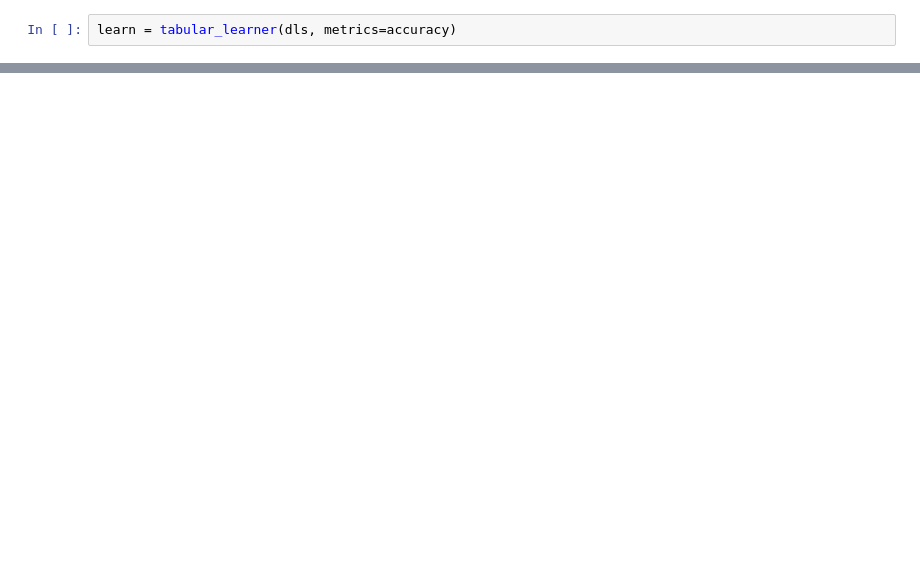
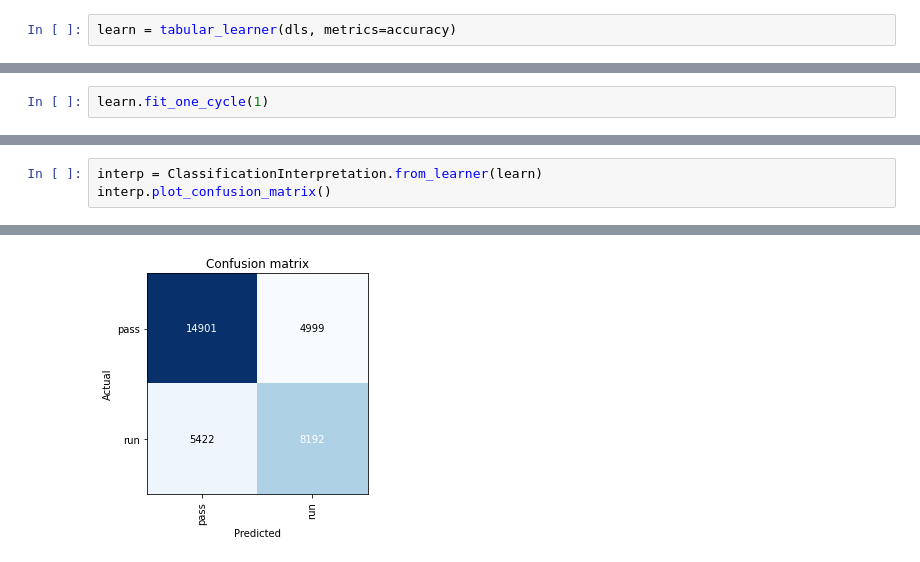
Before and after one commit to keeganheilman/fastbook, a Jupyter notebook: Lesson-1-personal_exercise.ipynb, the cells around one changed output, grey strips where cells are left out. Saved outputs shown, nothing was run; the diff lists cells and outputs as text; blank space fills up the shorter version.

```diff
--- a/Lesson-1-personal_exercise.ipynb
+++ b/Lesson-1-personal_exercise.ipynb
@@ -141,0 +131,2 @@ learn.show_results()
+# %%
+learn.fit_one_cycle(1)
@@ -141,0 +167,4 @@ learn.show_results()
+# %%
+interp = ClassificationInterpretation.from_learner(learn)
+interp.plot_confusion_matrix()
+# %% [output]
@@ -141,0 +173 @@ learn.show_results()
+[figure, added]
```
Also changed, not shown: parts of 21 cells of this notebook.
